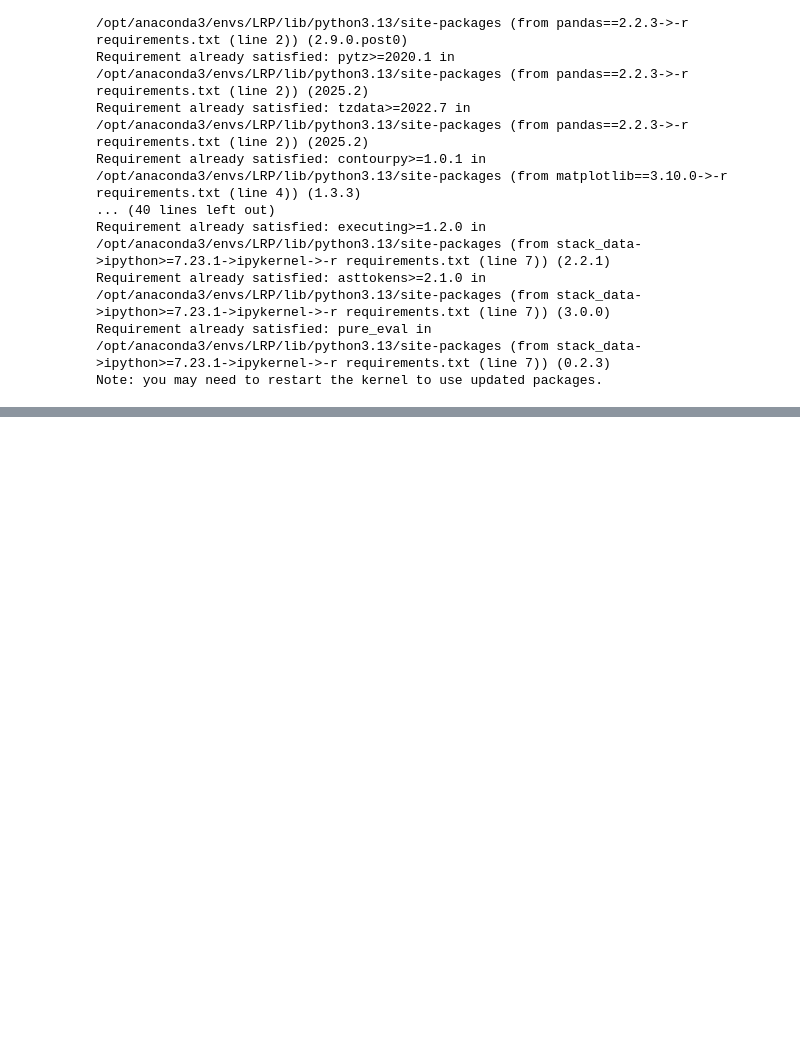
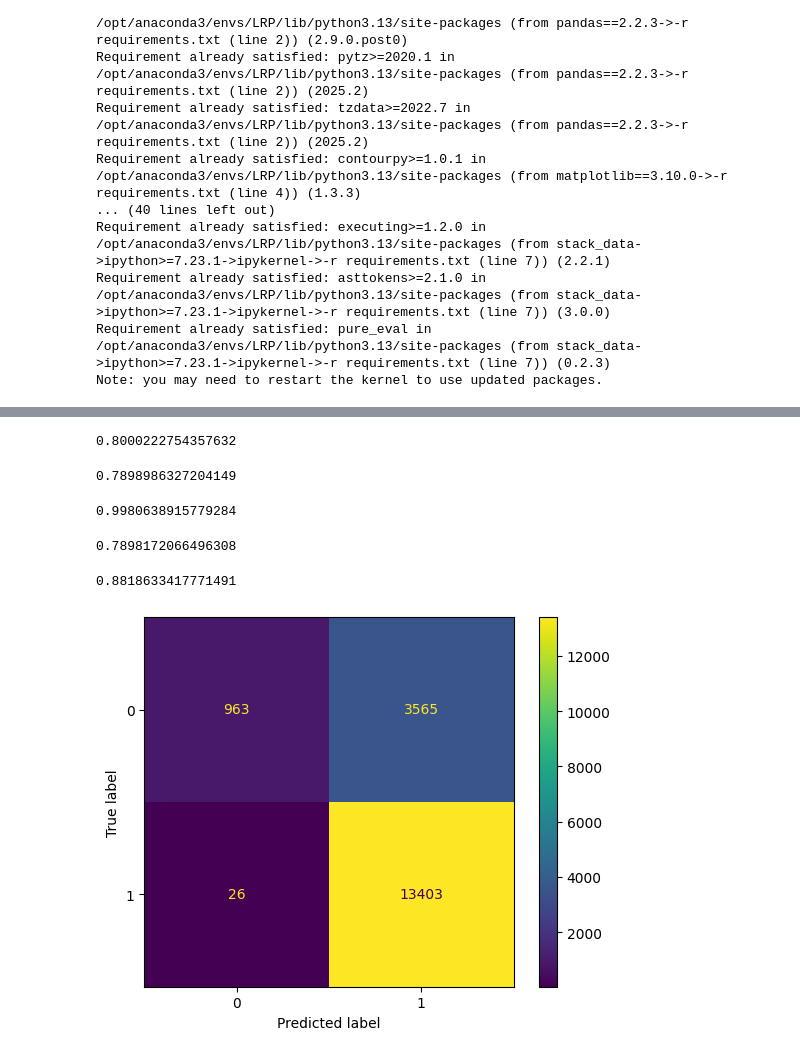
Before and after one commit to layne-malek/Loan-Risk-Prediction-Lead-Version-, a Jupyter notebook: regression_model.ipynb, the cells around one changed output, grey strips where cells are left out. Drawn from its saved outputs; the diff is of its cells as text; code cells hidden in the pictures; blank space fills up the shorter version.

Commit message:
model is now working, still needs tuning but worksgit add '/Users/raymondcao/MDST/Loan-Risk-Prediction/Loan-Risk-Prediction-Lead-Version-/regression_model.ipynb'

```diff
--- a/regression_model.ipynb
+++ b/regression_model.ipynb
@@ -55,0 +52,8 @@ y_train = preprocessing_data.y_train
+# %%
+X_train = pd.read_csv("X_train_scaled.csv")
+X_test  = pd.read_csv("X_test_scaled.csv")
+y_train = pd.read_csv("y_train.csv")["Loan Status"]
+y_test  = pd.read_csv("y_test.csv")["Loan Status"]
+
+print("X_train:", X_train.shape, "X_test:", X_test.shape)
+print("y_train:", y_train.shape, "y_test:", y_test.shape)
@@ -86,30 +79,50 @@ y_true = y_train
+# %%
+y_prob = model.predict_proba(X_test)[:, 1]   # probabilities in [0,1]
+y_pred = (y_prob >= 0.5).astype(int)         # choose your threshold
 # %%
 #Calculate accuracy
-accuracy = metrics.accuracy_score(y_true, y_pred)
+accuracy = metrics.accuracy_score(y_test, y_pred)
+print(accuracy)
+# %% [output]
+0.8000222754357632
 # %%
 #Calculate precision
-precision = metrics.precision_score(y_true, y_pred, zero_division = 0.0)
+precision = metrics.precision_score(y_test, y_pred)
+print(precision)
+# %% [output]
+0.7898986327204149
 # %%
 #Calculate recall
-recall = metrics.recall_score(y_true,y_pred)
+recall = metrics.recall_score(y_test,y_pred)
+print(recall)
+# %% [output]
+0.9980638915779284
 # %%
 #Calculate average precision
-average_precision = metrics.average_precision_score(y_true, y_pred)
+average_precision = metrics.average_precision_score(y_test, y_pred)
+print(average_precision)
+# %% [output]
+0.7898172066496308
 # %%
 #Calculate F1 score
-f1_score = metrics.f1_score(y_true, y_pred)
+f1_score = metrics.f1_score(y_test, y_pred)
+print(f1_score)
+# %% [output]
+0.8818633417771491
 # %%
 #Calculate specificity
-conf_matrix = metrics.confusion_matrix(y_true, y_pred)
+conf_matrix = metrics.confusion_matrix(y_test, y_pred)
 denom = conf_matrix[0][0]+conf_matrix[0][1]
 if denom == 0:
     denom = 1
 specificity = conf_matrix[0][0]/(denom)
 
 #Visualize confusion matrix
 disp = ConfusionMatrixDisplay(confusion_matrix=conf_matrix,
                               display_labels=model.classes_)
 disp.plot()
 plt.show()
+# %% [output]
+[figure, added]
 # %%
 #Calculate ROC score
```
Also changed, not shown: parts of 7 cells of this notebook.
